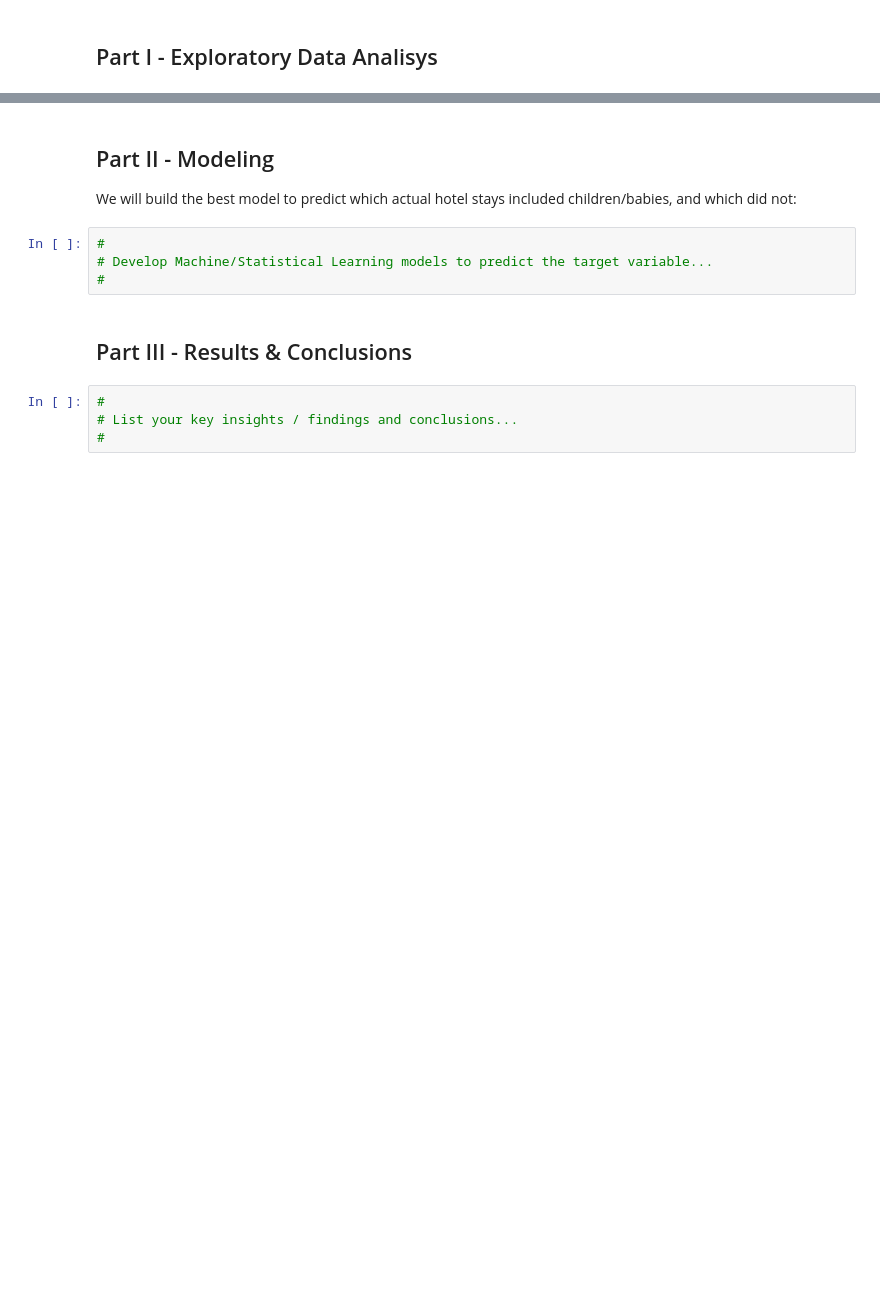
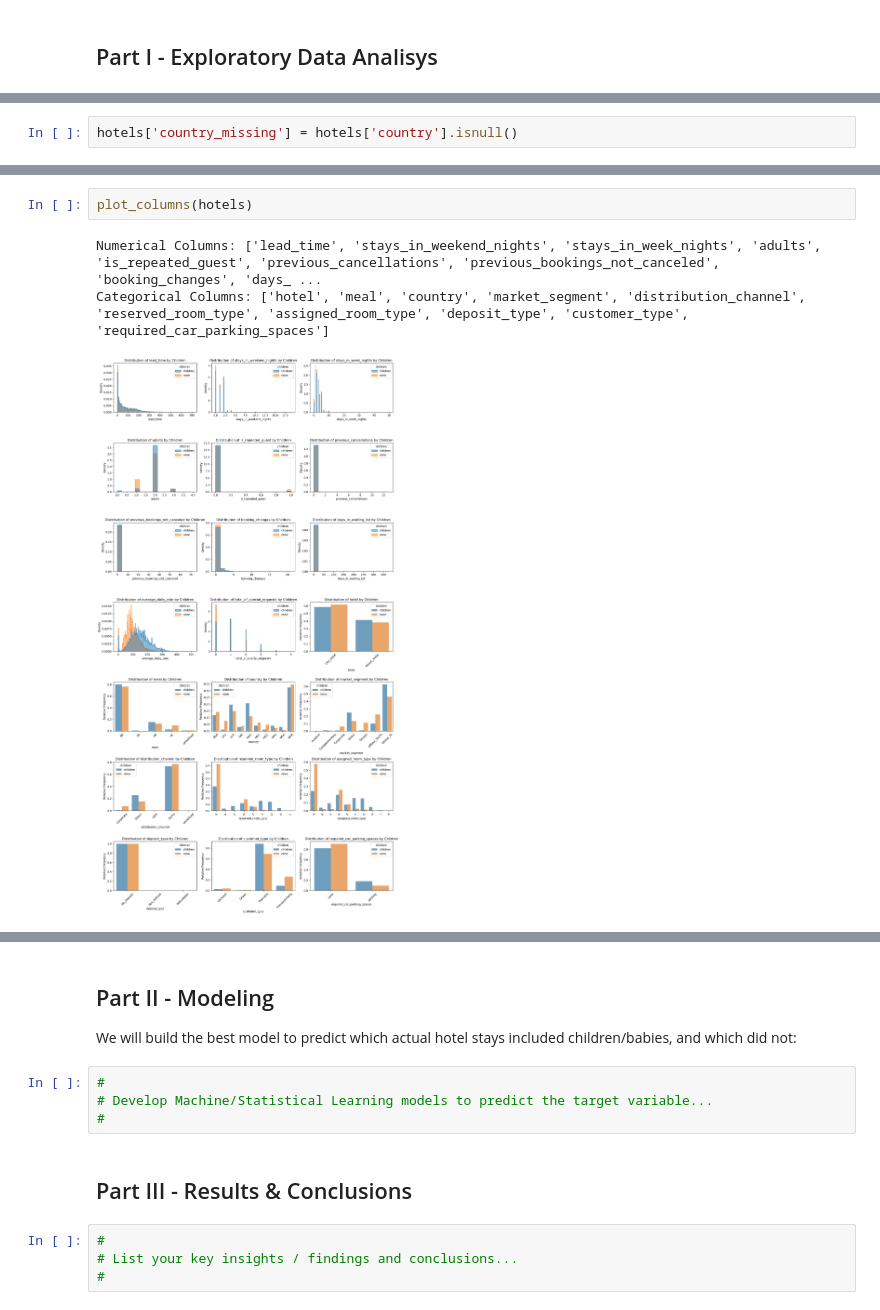
Before and after one commit to justinofimbert/fligoo-takehome, a Jupyter notebook: fligoo_take_home_data_scientist_semi_senior.ipynb, the cells around one changed output, grey strips where cells are left out. Drawn from its saved outputs; the diff is of its cells as text; blank space fills up the shorter version.

```diff
--- a/fligoo_take_home_data_scientist_semi_senior.ipynb
+++ b/fligoo_take_home_data_scientist_semi_senior.ipynb
@@ -71,0 +232,2 @@ hotels = pd.read_csv('https://s3-us-west-2.amazonaws.com/fligoo.data-science/Tec
+# %%
+hotels['country_missing'] = hotels['country'].isnull()
@@ -71,0 +332,6 @@ hotels = pd.read_csv('https://s3-us-west-2.amazonaws.com/fligoo.data-science/Tec
+# %%
+plot_columns(hotels)
+# %% [output]
+Numerical Columns: ['lead_time', 'stays_in_weekend_nights', 'stays_in_week_nights', 'adults', 'is_repeated_guest', 'previous_cancellations', 'previous_bookings_not_canceled', 'booking_changes', 'days_ ...
+Categorical Columns: ['hotel', 'meal', 'country', 'market_segment', 'distribution_channel', 'reserved_room_type', 'assigned_room_type', 'deposit_type', 'customer_type', 'required_car_parking_spaces']
+[figure, added]
```
Also changed, not shown: parts of 27 cells of this notebook.
